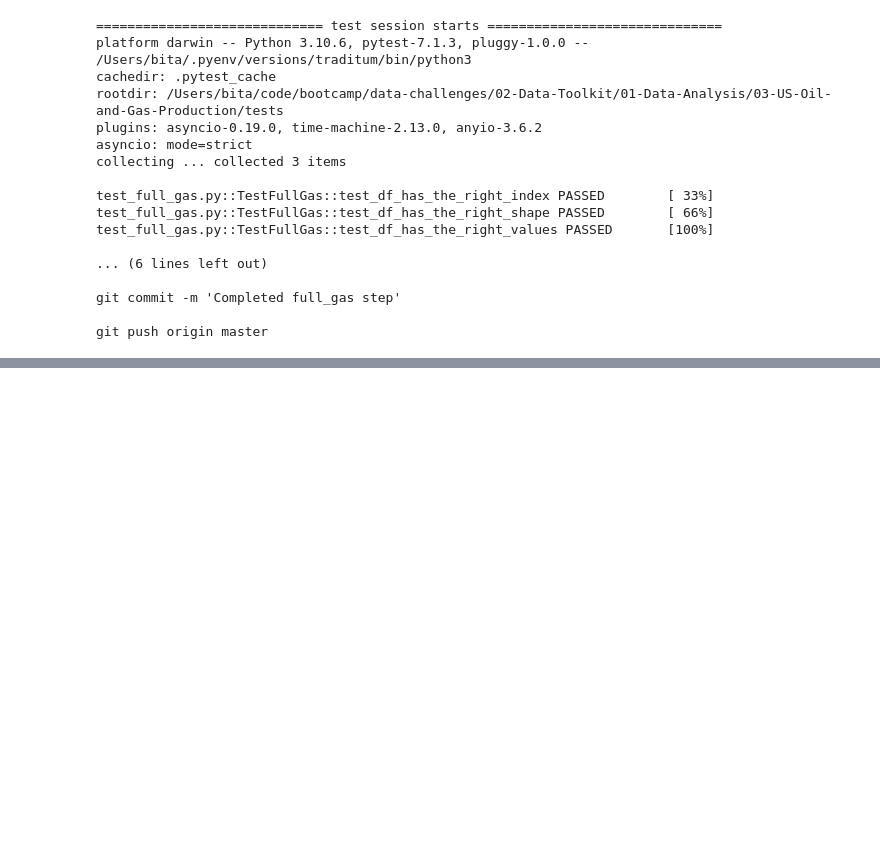
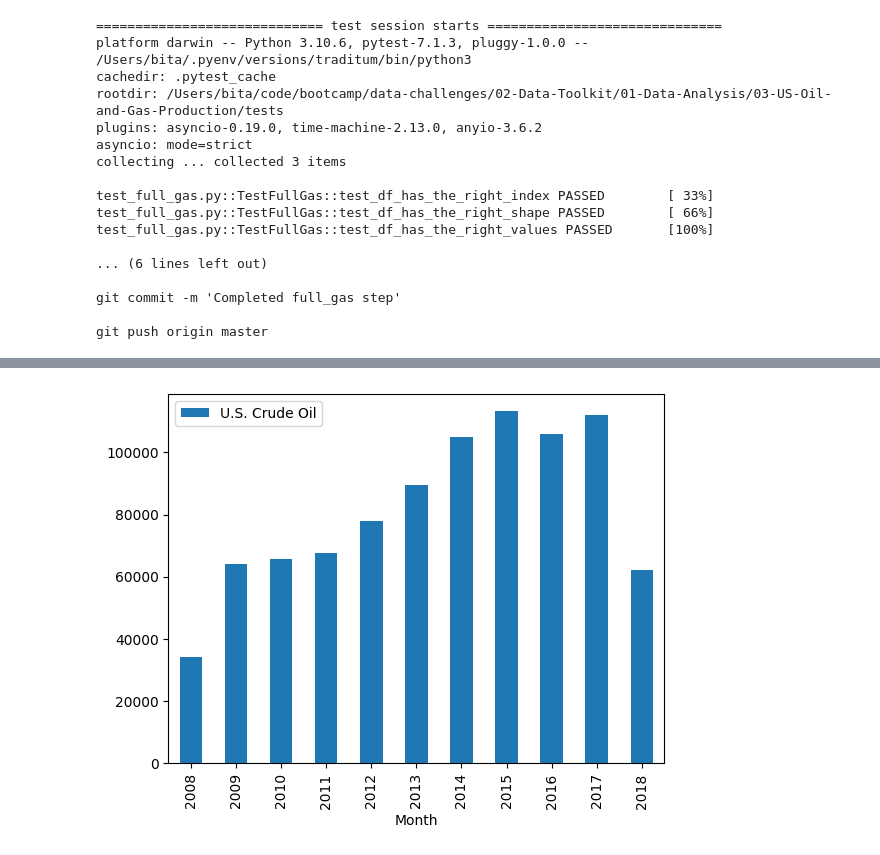
Before and after one commit to bitazaratustra/Practice, a Jupyter notebook: data-challenges/02-Data-Toolkit/01-Data-Analysis/03-US-Oil-and-Gas-Production/oil_and_gas.ipynb, the cells around one changed output, grey strips where cells are left out. Saved outputs shown, nothing was run; the diff lists cells and outputs as text; code cells hidden in the pictures; blank space fills up the shorter version.

```diff
--- a/data-challenges/02-Data-Toolkit/01-Data-Analysis/03-US-Oil-and-Gas-Production/oil_and_gas.ipynb
+++ b/data-challenges/02-Data-Toolkit/01-Data-Analysis/03-US-Oil-and-Gas-Production/oil_and_gas.ipynb
@@ -167,0 +259,3 @@ git push origin master
+# %%
+oil_df = pd.read_csv('data/U.S._crude_oil_production.csv', sep=',')
+oil_df
@@ -167,0 +276,3 @@ git push origin master
+# %%
+oil_df.Month = pd.to_datetime(oil_df.Month)
+oil_df.info()
@@ -167,0 +301,3 @@ git push origin master
+# %%
+yearly_oil_df = oil_df.groupby(oil_df['Month'].dt.year).sum()
+yearly_oil_df.columns
@@ -167,0 +313,5 @@ git push origin master
+# %%
+columns = []
+for column in yearly_oil_df.columns:
+    columns.append(column.strip())
+yearly_oil_df.columns = columns
@@ -167,0 +329,4 @@ git push origin master
+# %%
+yearly_oil_df.filter(items=['U.S. Crude Oil']).plot(kind='bar');
+# %% [output]
+[figure, added]
```
Also changed, not shown: parts of 23 cells of this notebook, 1 other file.
